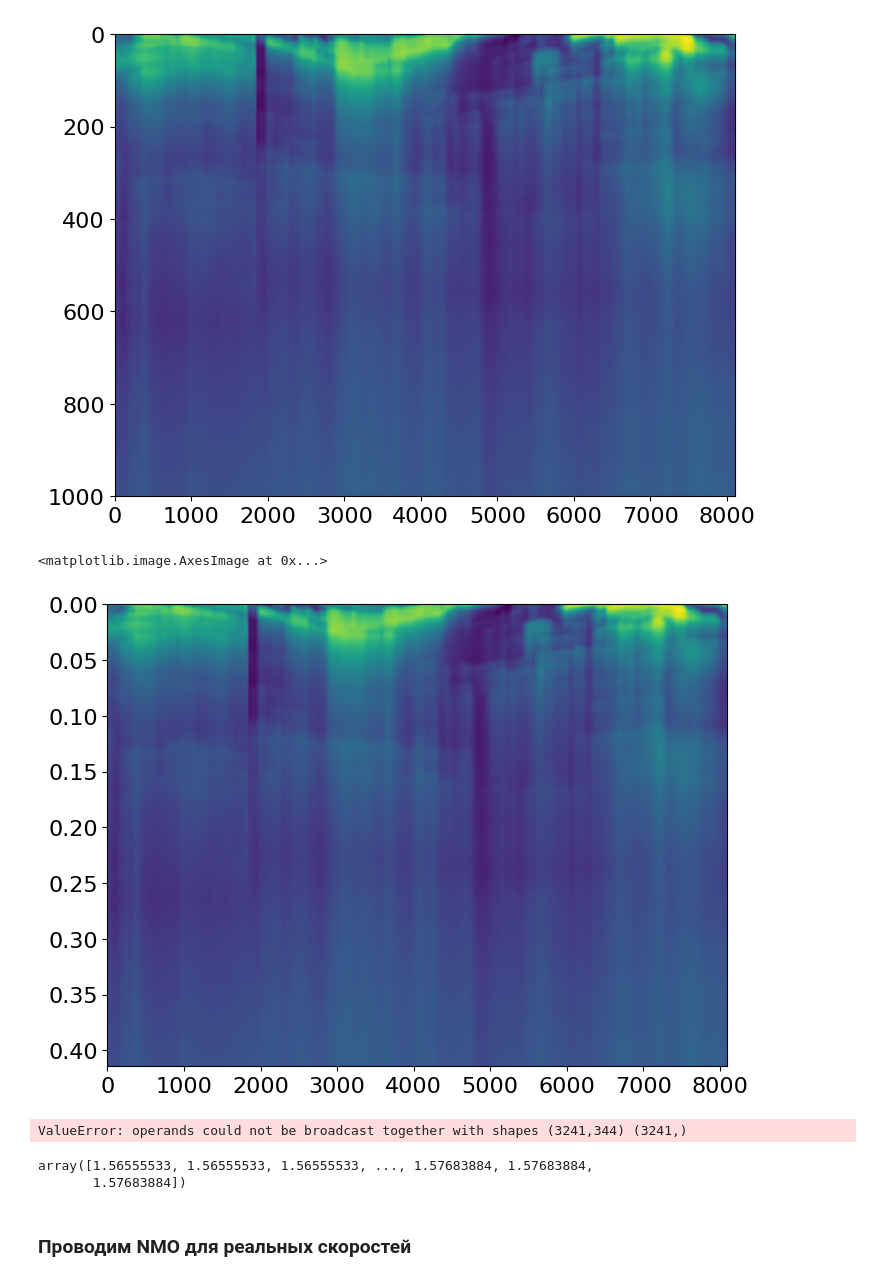
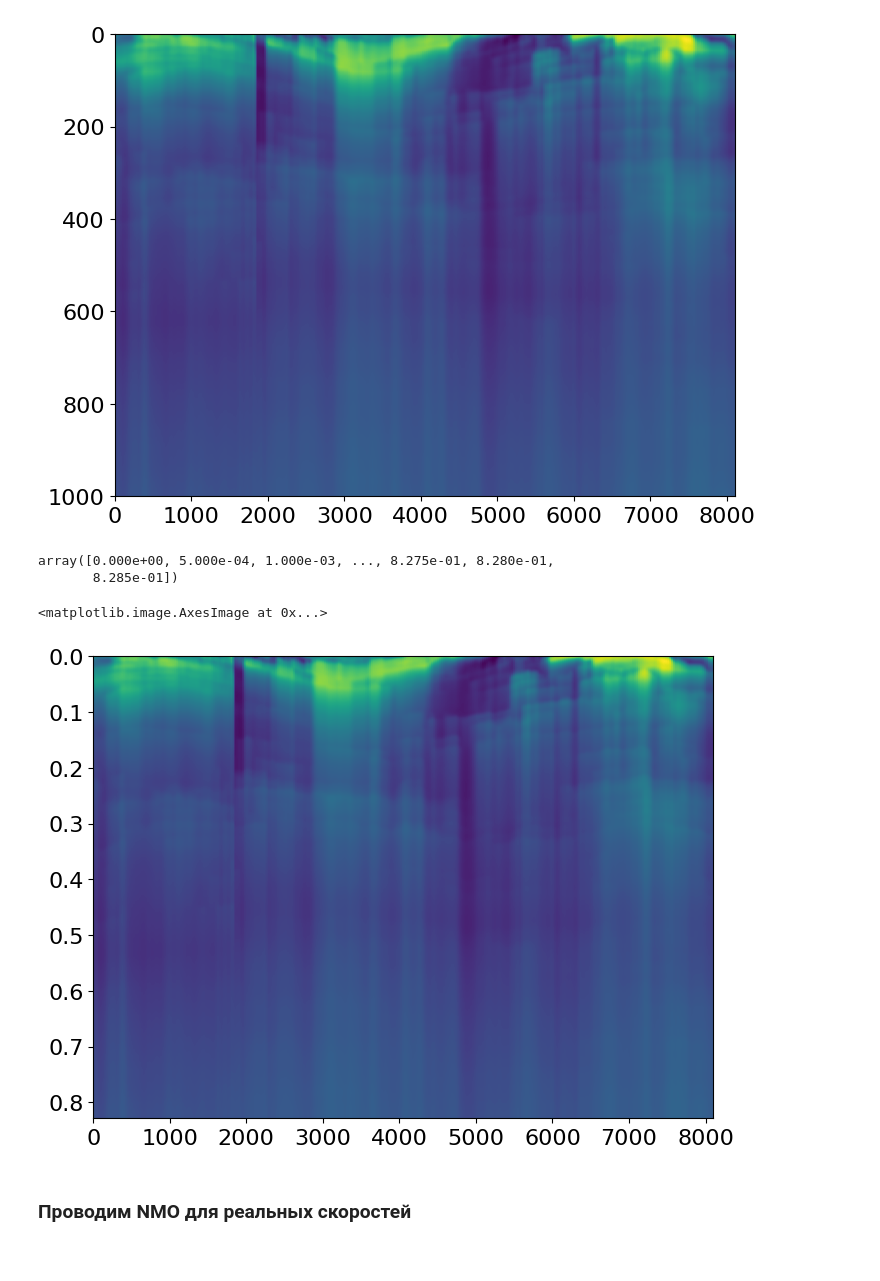
Before and after one commit to spaceswimmer/Migr_Lib, a Jupyter notebook: Modeling Presentation.ipynb, the cells around one changed output. Drawn from its saved outputs; the diff is of its cells as text; code cells hidden in the pictures.

Commit message:
Modeling presentation almost ready

```diff
--- a/Modeling Presentation.ipynb
+++ b/Modeling Presentation.ipynb
@@ -19,8 +19,8 @@ from mpl_toolkits.axes_grid1 import ImageGrid
 ---
 ### CDP-OFFSET seismogramm preparation
 # %%
-# folder_path = '/home/spaceswimmer/Documents/NeoGen_Modeling/Results/2D_vankor/Regular'
-folder_path = '/home/artem/Documents/Seismic_modeling/Results/2d_vankor/Regular'
+folder_path = '/home/spaceswimmer/Documents/NeoGen_Modeling/Results/2D_vankor/Regular'
+# folder_path = '/home/artem/Documents/Seismic_modeling/Results/2d_vankor/Regular'
 sgy_path = glob.glob(folder_path+'/*.sgy')
 # %%
 #Collect all traces from sgy
@@ -135,7 +135,7 @@ plt.colorbar()
 #Считаем Time Depth Relation
 dti = np.empty_like(model_vp)
 dti = (1/model_vp.shape[1])/model_vp
-ti = dti.cumsum(axis=1)
+ti = dti.cumsum(axis=1)*2 # делаем это время twt
 # %%
 fig, axs = plt.subplots(1,2)
 axs[0].imshow(dti.T, aspect='auto')
@@ -150,25 +151,23 @@ plt.imshow(vrms.T, aspect = 'auto', extent=(0, 8100, 1000, 0))
 # %% [output]
 <matplotlib.image.AxesImage at 0x...>
 [figure]
+# %%
+dt
+# %% [output]
+array([0.000e+00, 5.000e-04, 1.000e-03, ..., 8.275e-01, 8.280e-01,
+       8.285e-01])
 # %%
 #считаем RMS скорости во времени
-dt = np.arange(0,ti.max(), samples[1]/2000) #потому что это в одну сторону, сделаем типо в две
+dt = np.arange(0,ti.max(), samples[1]/1000)
 vt_rms = np.array([np.interp(dt, i, j) for i, j in zip(ti, vrms)])
 plt.imshow(vt_rms.T, aspect = 'auto', extent=(0, 8100, dt.max(), 0))
 # %% [output]
 <matplotlib.image.AxesImage at 0x...>
-[figure, old version]
+[figure, new version]
 # %%
 twt_vrms = np.zeros((vt_rms.shape[0], 2002))
 twt_vrms[:, :vt_rms.shape[1]] = vt_rms
-twt_vrms[:, vt_rms.shape[1]:] = np.ones((vt_rms.shape[0], 2002-vt_rms.shape[1]))*vt_rms[:,1657]
+twt_vrms[:, vt_rms.shape[1]:] = np.tile(vt_rms[:,1657], (2002-vt_rms.shape[1], 1)).T
-# %% [output]
-ValueError: operands could not be broadcast together with shapes (3241,344) (3241,)
-# %%
-vt_rms[:,1658:] = vt_rms[:,1658]
-# %% [output]
-array([1.56555533, 1.56555533, 1.56555533, ..., 1.57683884, 1.57683884,
-       1.57683884])
 # %% [markdown]
 ### Проводим NMO для реальных скоростей
 # %%
```
Also changed, not shown: parts of 9 cells of this notebook, 1 other file.
